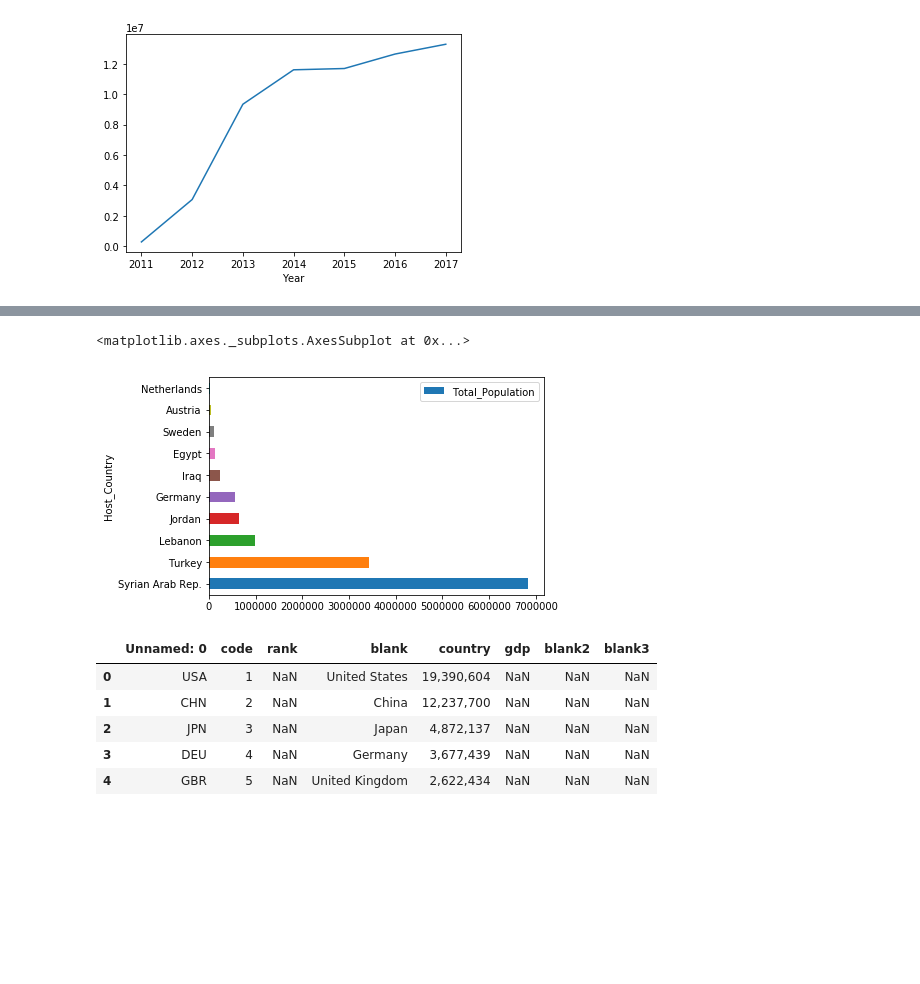
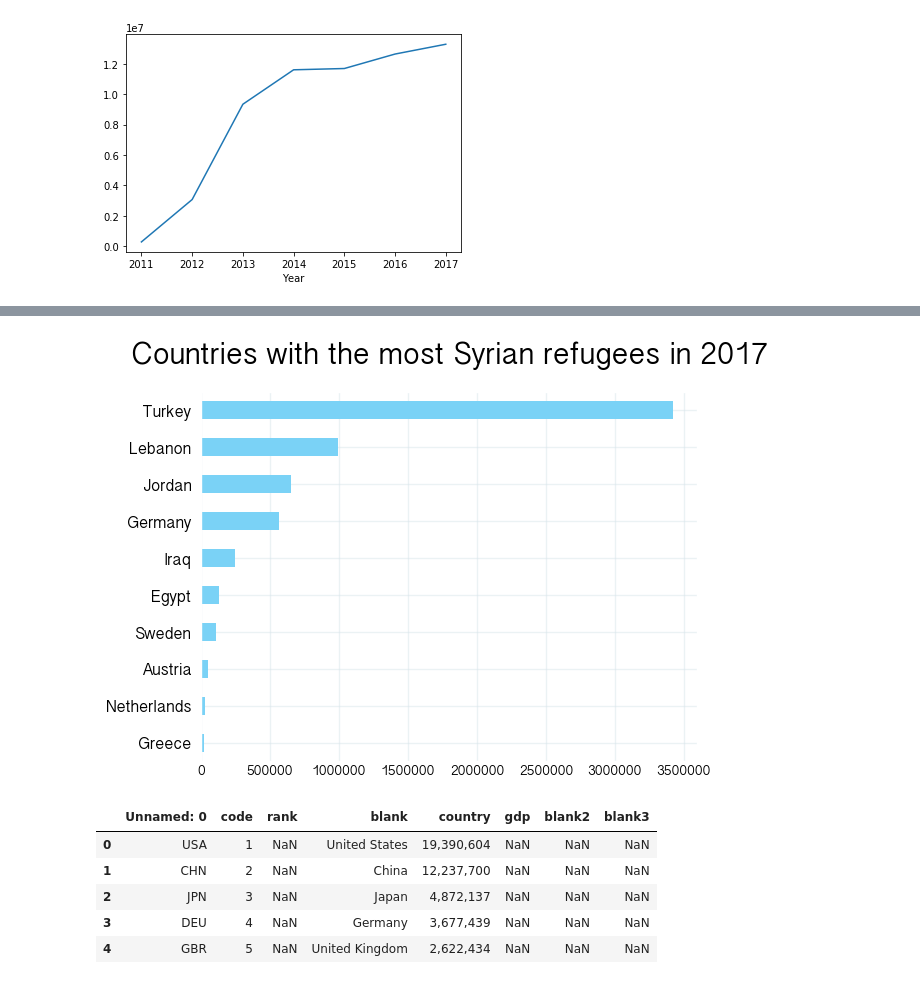
Before and after one commit to mattrehbein/data_studio, a Jupyter notebook: code/02-project/02-Syrian Refugees.ipynb, the cells around one changed output, grey strips where cells are left out. Cells and saved outputs as stored; diff of their text form; code cells hidden in the pictures; blank space fills up the shorter version.

```diff
--- a/code/02-project/02-Syrian Refugees.ipynb
+++ b/code/02-project/02-Syrian Refugees.ipynb
@@ -108,8 +133,20 @@ top_ten
-# %%
-top_ten.plot(kind='barh', x='Host_Country', y='Total_Population')
-# %% [output]
-<matplotlib.axes._subplots.AxesSubplot at 0x...>
-[figure, removed]
+# %%
+# top_ten.plot(kind='barh', x='Host_Country', y='Total_Population')
+
+color = plt.rcParams['axes.prop_cycle'].by_key()['color'][4]
+ax = top_ten.sort_values(by='Total_Population', ascending=True).plot(kind='barh', x='Host_Country', y='Total_Population', color=color)
+
+ax.set_title("Countries with the most Syrian refugees in 2017", fontweight='bold', pad=20)
+ax.title.set_fontsize(22)
+ax.title.set_fontname("Khmer Sangam MN")
+
+ax.legend_.remove()
+ax.yaxis.label.set_visible(False)
+ax.tick_params(which='major', left=False, bottom=False, grid_alpha=0.5)
+
+# plt.savefig("gained_pop.pdf", transparent=True)
+# %% [output]
+[figure, added]
 # %%
 df2 = pd.read_csv("GDP_CLEANED.csv", encoding="latin-1")
 # %%
```
Also changed, not shown: parts of 10 cells of this notebook, 5 other files.
